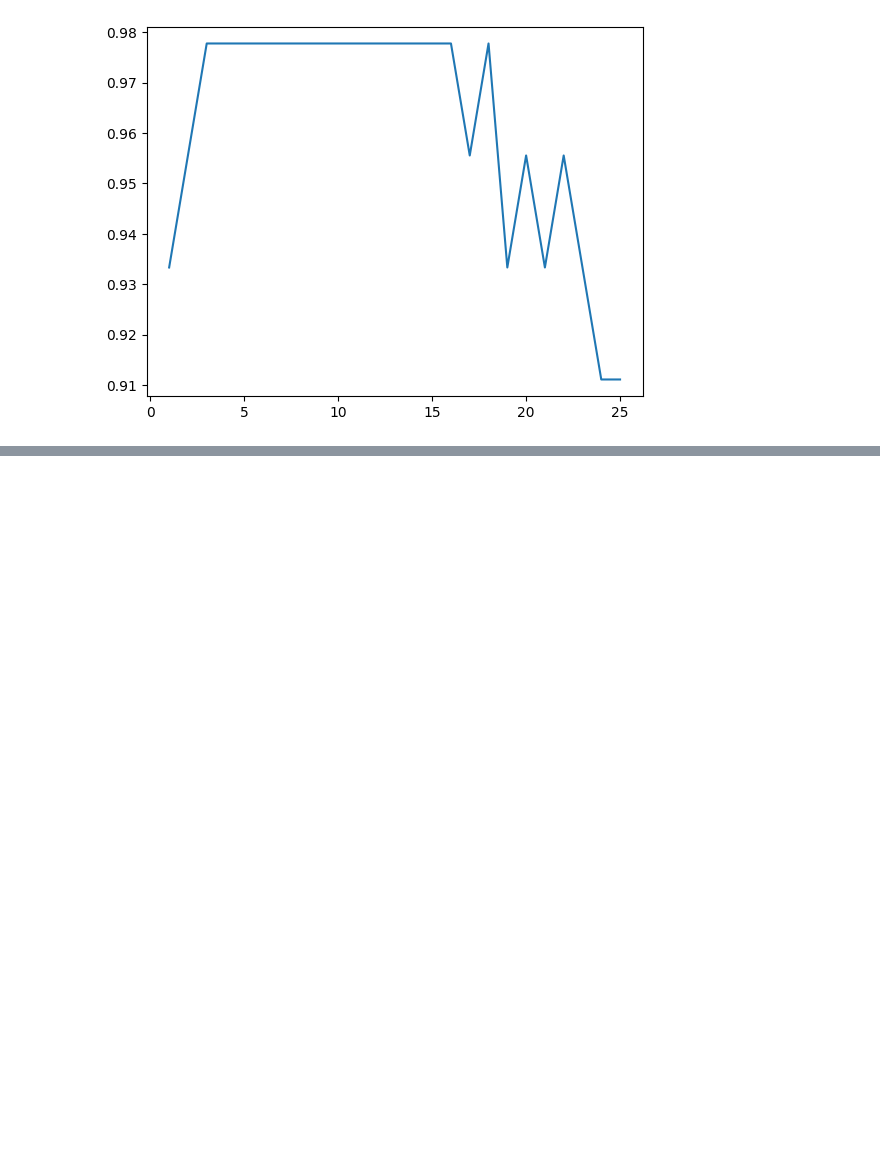
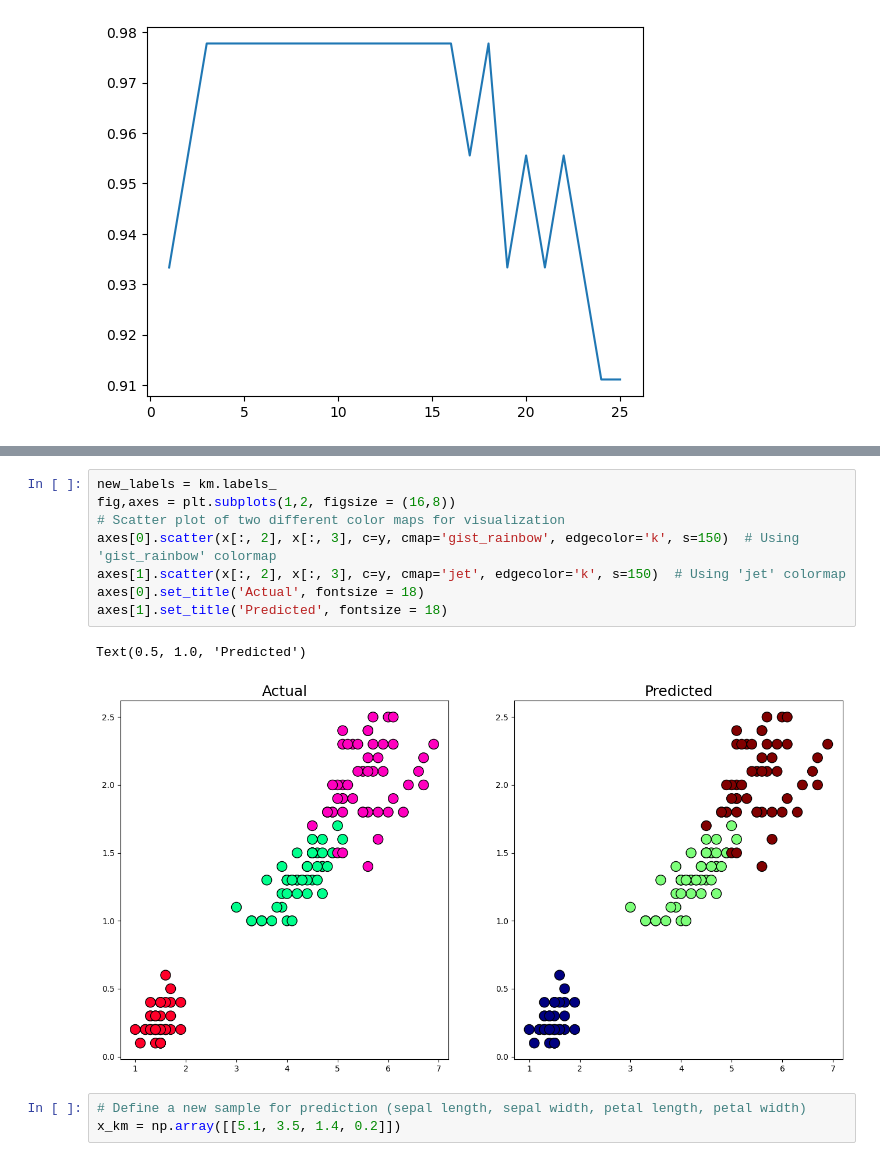
Before and after one commit to Aaratiii/Iris_Flower_Classification, a Jupyter notebook: iris_flower_prediction.ipynb, the cells around one changed output, grey strips where cells are left out. Cells and saved outputs as stored; diff of their text form; blank space fills up the shorter version.

```diff
--- a/iris_flower_prediction.ipynb
+++ b/iris_flower_prediction.ipynb
@@ -600,0 +685,14 @@ plt.plot (k_range,scores_list)
+# %%
+new_labels = km.labels_
+fig,axes = plt.subplots(1,2, figsize = (16,8))
+# Scatter plot of two different color maps for visualization
+axes[0].scatter(x[:, 2], x[:, 3], c=y, cmap='gist_rainbow', edgecolor='k', s=150)  # Using 'gist_rainbow' colormap
+axes[1].scatter(x[:, 2], x[:, 3], c=y, cmap='jet', edgecolor='k', s=150)  # Using 'jet' colormap
+axes[0].set_title('Actual', fontsize = 18)
+axes[1].set_title('Predicted', fontsize = 18)
+# %% [output]
+Text(0.5, 1.0, 'Predicted')
+[figure, added]
+# %%
+# Define a new sample for prediction (sepal length, sepal width, petal length, petal width)
+x_km = np.array([[5.1, 3.5, 1.4, 0.2]])
```
Also changed, not shown: parts of 14 cells of this notebook.
